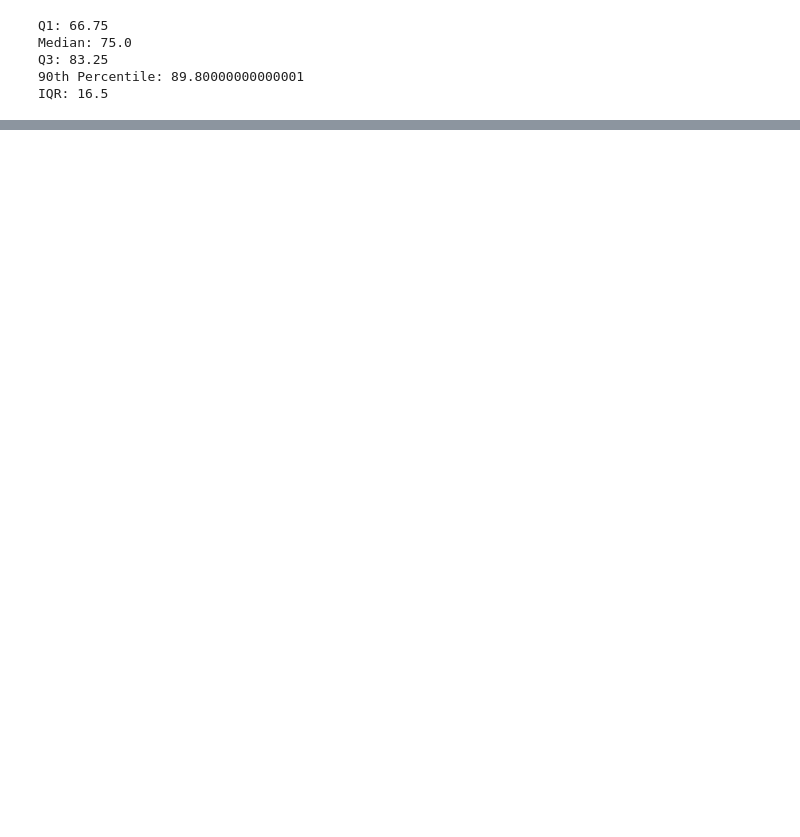
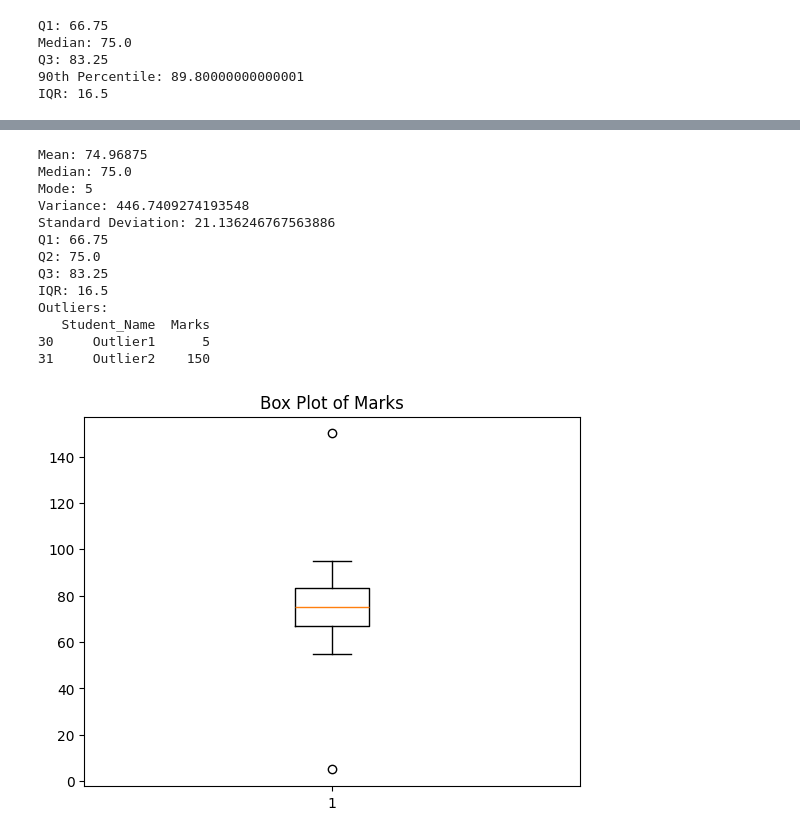
Before and after one commit to srajan15/chitkara_stats, a Jupyter notebook: day6/percentiles.ipynb, the cells around one changed output, grey strips where cells are left out. Saved outputs shown, nothing was run; the diff lists cells and outputs as text; code cells hidden in the pictures; blank space fills up the shorter version.

```diff
--- a/day6/percentiles.ipynb
+++ b/day6/percentiles.ipynb
@@ -84,0 +180,78 @@ Outliers:
+# %%
+import pandas as pd
+import numpy as np
+import matplotlib.pyplot as plt
+
+# Load dataset
+df = pd.read_csv("student_marks.csv")
+
+# Mean
+mean_marks = df["Marks"].mean()
+print("Mean:", mean_marks)
+
+# Median
+median_marks = df["Marks"].median()
+print("Median:", median_marks)
+
+# Mode
+mode_marks = df["Marks"].mode()[0]
+print("Mode:", mode_marks)
+
+# Variance
+variance_marks = df["Marks"].var()
+print("Variance:", variance_marks)
+
+# Standard Deviation
+std_marks = df["Marks"].std()
+print("Standard Deviation:", std_marks)
+
+# Quartiles
+Q1 = df["Marks"].quantile(0.25)
+Q2 = df["Marks"].quantile(0.50)
+Q3 = df["Marks"].quantile(0.75)
+
+print("Q1:", Q1)
+print("Q2:", Q2)
+print("Q3:", Q3)
+
+# IQR
+IQR = Q3 - Q1
+print("IQR:", IQR)
+
+# Outliers
+lower_limit = Q1 - 1.5 * IQR
+upper_limit = Q3 + 1.5 * IQR
+
+outliers = df[(df["Marks"] < lower_limit) | (df["Marks"] > upper_limit)]
+print("Outliers:")
+print(outliers)
+
+# Box Plot
+plt.boxplot(df["Marks"])
+plt.title("Box Plot of Marks")
+plt.show()
+
+# Top 10% students
+top_10 = df[df["Marks"] >= df["Marks"].quantile(0.90)]
+print("Top 10% Students:")
+print(top_10)
+
+# Bottom 10% students
+bottom_10 = df[df["Marks"] <= df["Marks"].quantile(0.10)]
+print("Bottom 10% Students:")
+print(bottom_10)
+# %% [output]
+Mean: 74.96875
+Median: 75.0
+Mode: 5
+Variance: 446.7409274193548
+Standard Deviation: 21.136246767563886
+Q1: 66.75
+Q2: 75.0
+Q3: 83.25
+IQR: 16.5
+Outliers:
+   Student_Name  Marks
+30     Outlier1      5
+31     Outlier2    150
+[figure, added]
```
Also changed, not shown: parts of 7 cells of this notebook, 1 other file.
